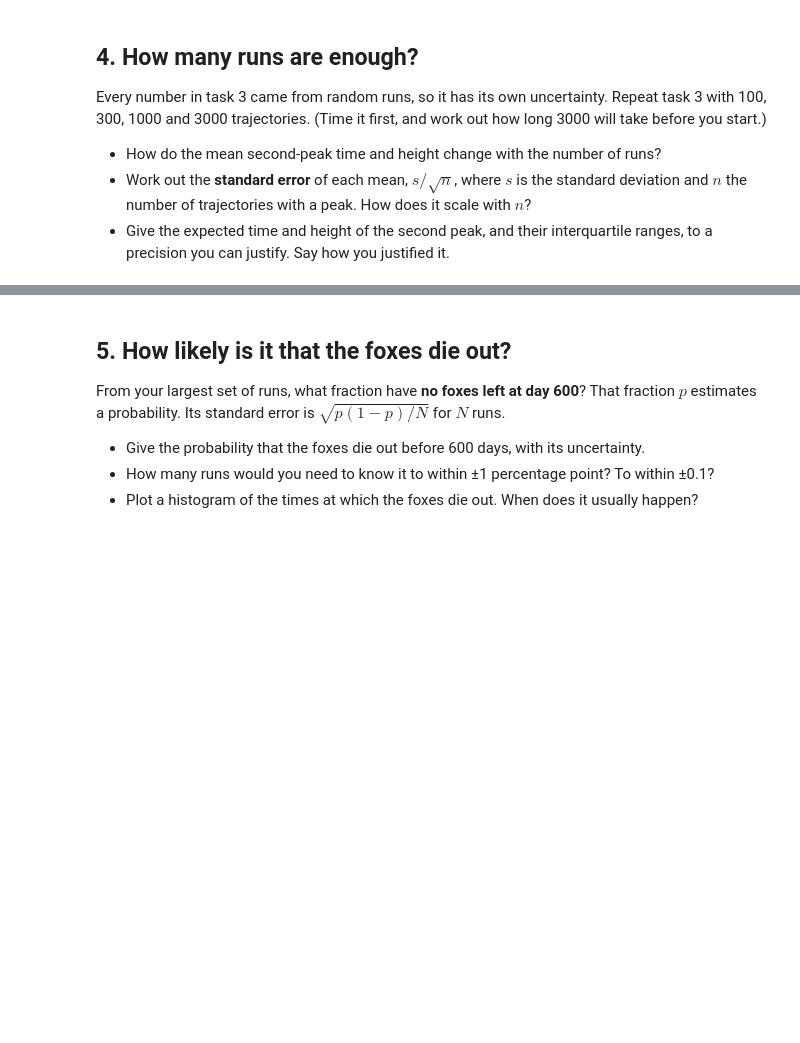
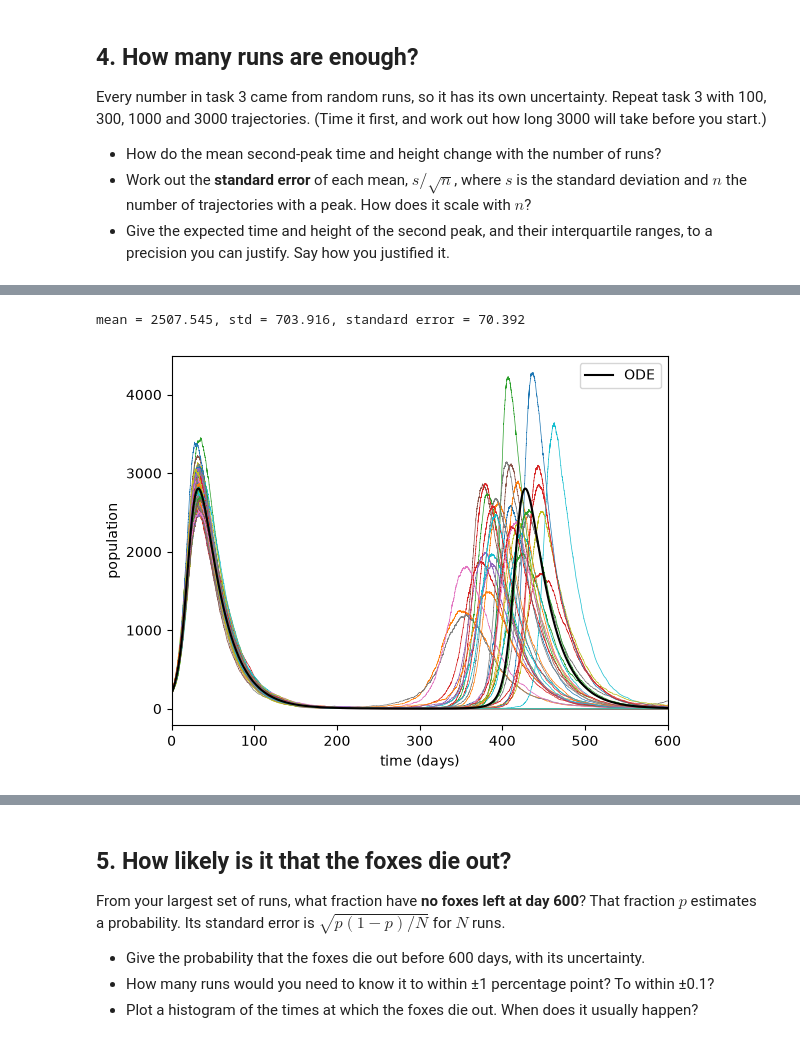
Before and after one commit to mitchellmlibby/kinetic-monte-carlo, a Jupyter notebook: rabbits-and-foxes-kmc.ipynb, the cells around one changed output, grey strips where cells are left out. Saved outputs shown, nothing was run; the diff lists cells and outputs as text; code cells hidden in the pictures; blank space fills up the shorter version.

```diff
--- a/rabbits-and-foxes-kmc.ipynb
+++ b/rabbits-and-foxes-kmc.ipynb
@@ -449,0 +505,7 @@ span 100: 10.76 sec
+# %%
+results_100 = seed_trajectory_scan(span = 100, t_end = 600)
+filtered_results_100 = second_peak_filter(data = results_100, x_row = 0, y_row = 2, t_min = 200, t_max = 600, λ = 5, y_min = 100)
+analyzed_filtered_results_100 = analysis(data = filtered_results_100, row =1, n = 100)
+# %% [output]
+mean = 2507.545, std = 703.916, standard error = 70.392
+[figure, added]
```
Also changed, not shown: parts of 14 cells of this notebook.
